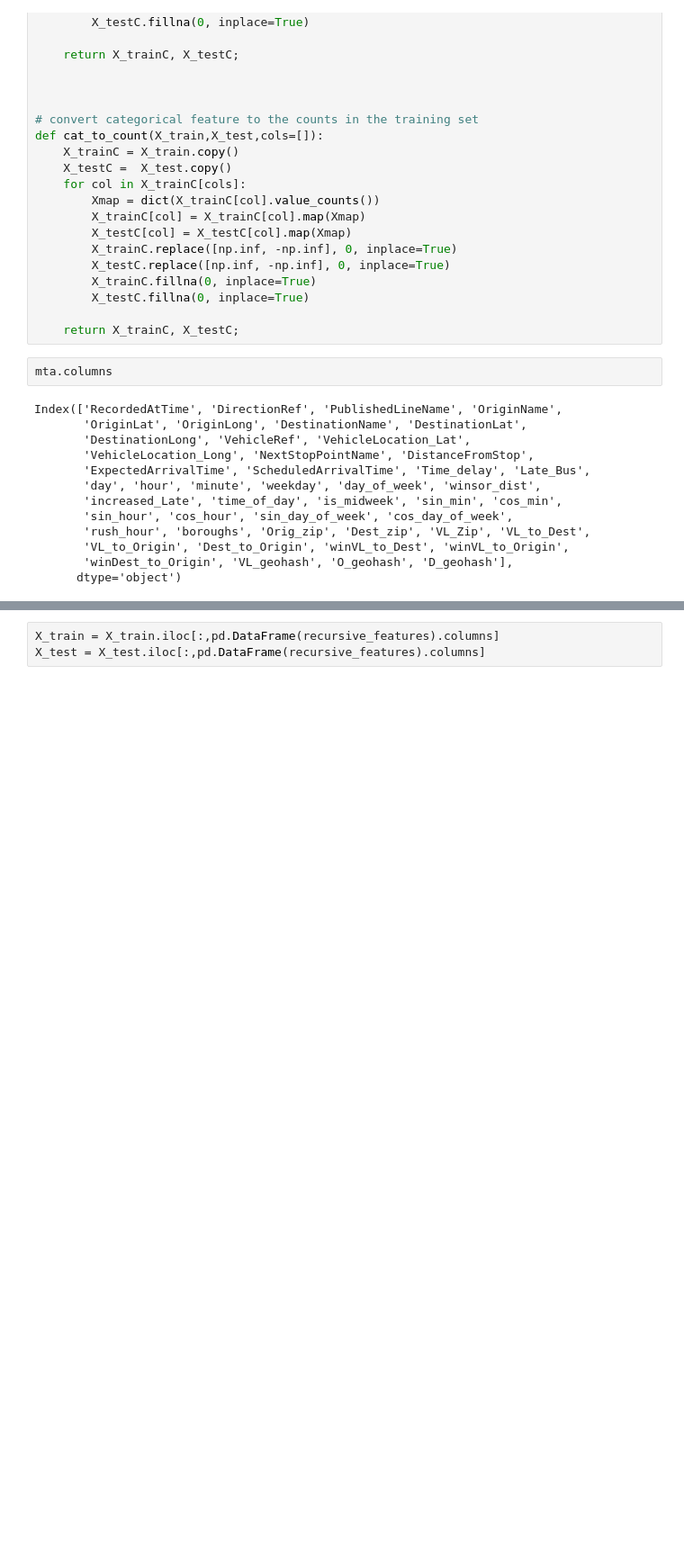
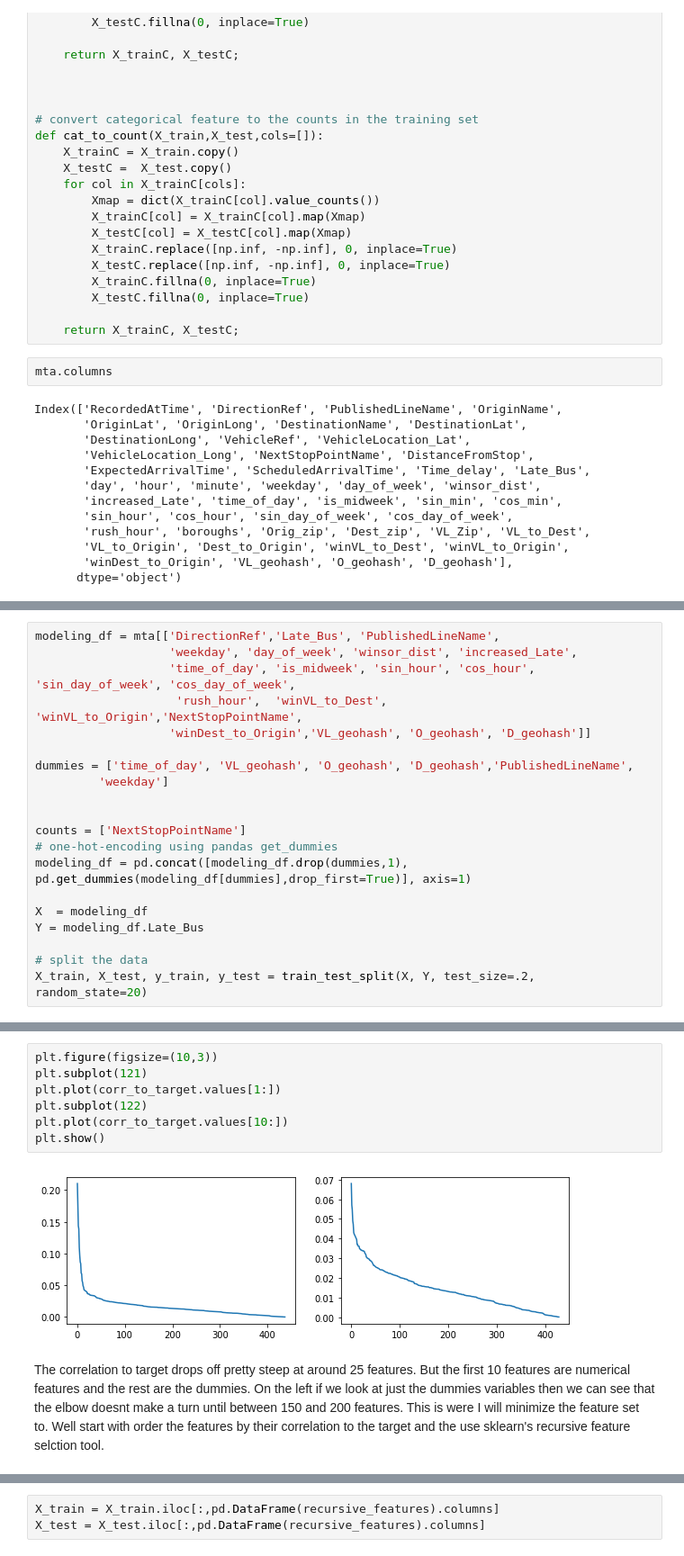
Before and after one commit to keith44/TF-Data_Science, a Jupyter notebook: Data_Science/Supervised learning/NY BUS PREDICTION.ipynb, the cells around one changed output, grey strips where cells are left out. Shown at 90% size. Saved outputs shown, nothing was run; the diff lists cells and outputs as text; blank space fills up the shorter version.

```diff
--- a/Data_Science/Supervised learning/NY BUS PREDICTION.ipynb
+++ b/Data_Science/Supervised learning/NY BUS PREDICTION.ipynb
@@ -1257,3 +1207,23 @@ X_train, X_test, y_train, y_test = train_test_split(X, Y, test_size=.2, random_s
+# %%
+modeling_df = mta[['DirectionRef','Late_Bus', 'PublishedLineName',
+                   'weekday', 'day_of_week', 'winsor_dist', 'increased_Late',
+                   'time_of_day', 'is_midweek', 'sin_hour', 'cos_hour', 'sin_day_of_week', 'cos_day_of_week',
+                    'rush_hour',  'winVL_to_Dest', 'winVL_to_Origin','NextStopPointName',
+                   'winDest_to_Origin','VL_geohash', 'O_geohash', 'D_geohash']]
+
+dummies = ['time_of_day', 'VL_geohash', 'O_geohash', 'D_geohash','PublishedLineName',
+         'weekday']
+
+
+counts = ['NextStopPointName']
+# one-hot-encoding using pandas get_dummies
+modeling_df = pd.concat([modeling_df.drop(dummies,1), pd.get_dummies(modeling_df[dummies],drop_first=True)], axis=1)
+
+X  = modeling_df
+Y = modeling_df.Late_Bus
+
+# split the data
+X_train, X_test, y_train, y_test = train_test_split(X, Y, test_size=.2, random_state=20)
 # %%
 # count transformation
 X_train, X_test  = cat_to_count(X_train,X_test,counts)
@@ -1318,0 +1271,12 @@ Next we'll take at a look at the correlations of the variables to the target.
+# %%
+plt.figure(figsize=(10,3))
+plt.subplot(121)
+plt.plot(corr_to_target.values[1:])
+plt.subplot(122)
+plt.plot(corr_to_target.values[10:])
+plt.show()
+# %% [output]
+[figure, added]
+# %% [markdown]
+The correlation to target drops off pretty steep at around 25 features. But the first 10 features are numerical features and the rest are the dummies. On the left if we look at just the dummies variables then we can see that the elbow doesnt make a turn until between 150 and 200 features. This is were I will minimize the feature set to.
+Well start with order the features by their correlation to the target and the use sklearn's recursive feature selction tool.
```
Also changed, not shown: parts of 86 cells of this notebook, 5 other files.
